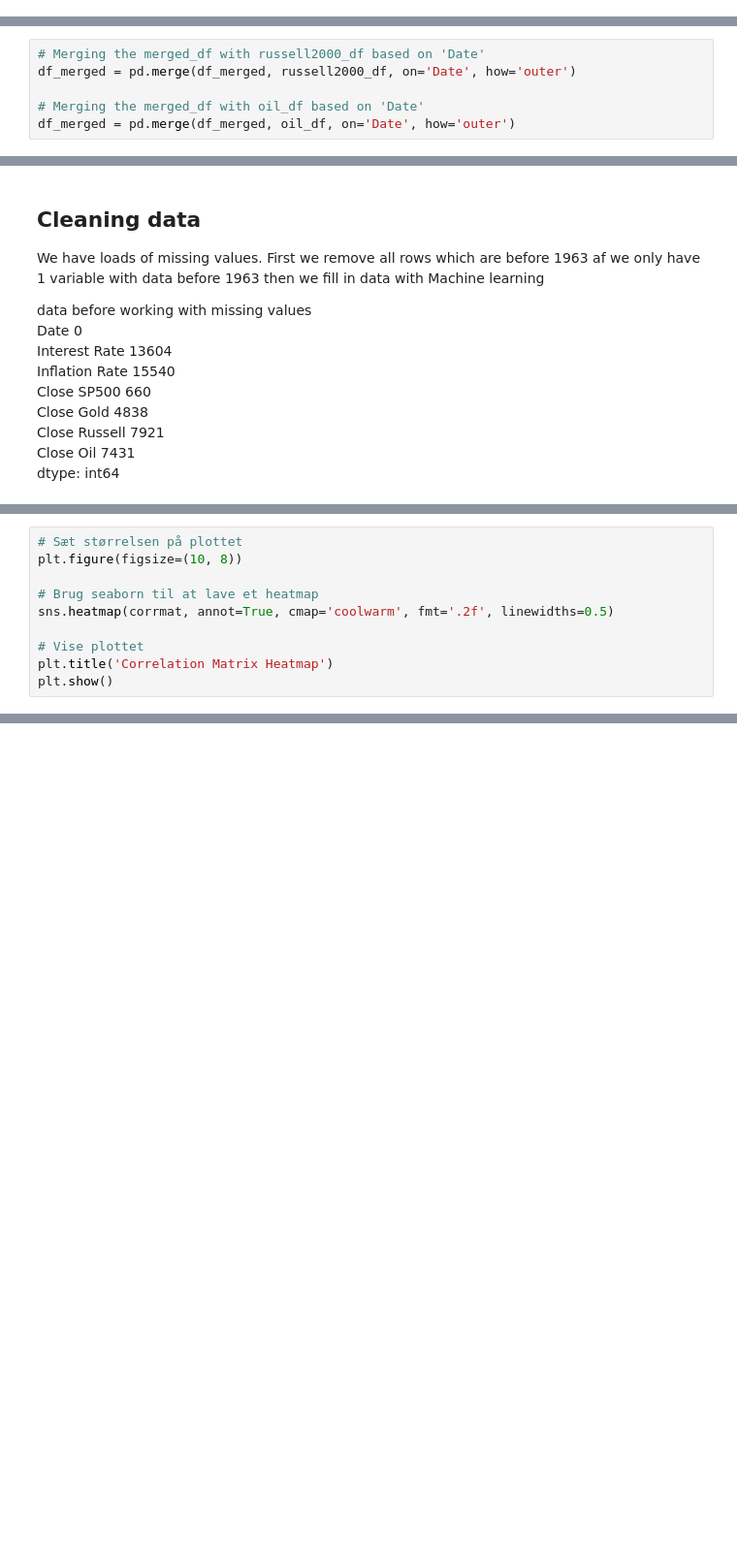
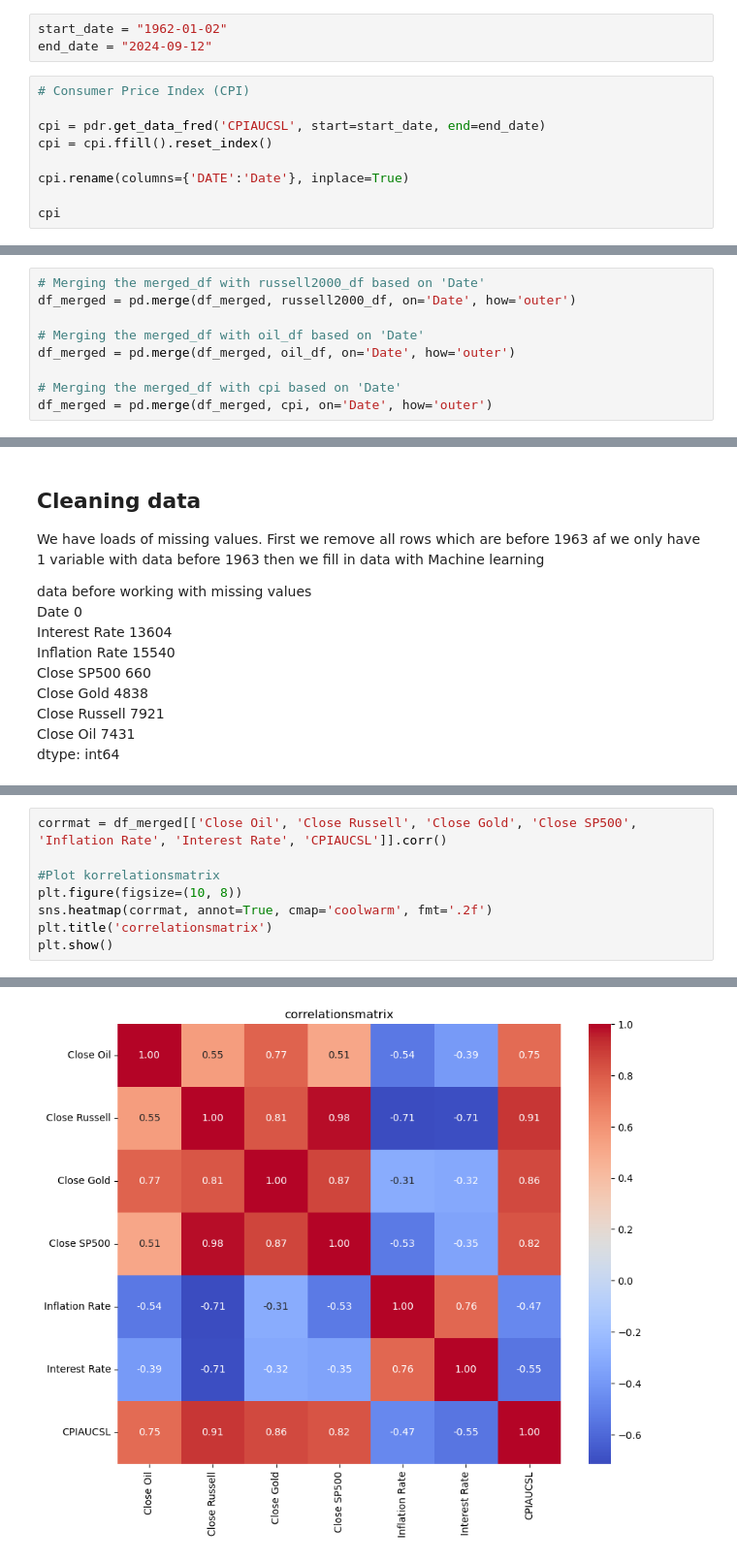
Before and after one commit to badranyoussef/bi-exam-project-stock, a Jupyter notebook: notebooks/combining_all_data.ipynb, the cells around one changed output, grey strips where cells are left out. Shown at 97% size. Cells and saved outputs as stored; diff of their text form; blank space fills up the shorter version.

```diff
--- a/notebooks/combining_all_data.ipynb
+++ b/notebooks/combining_all_data.ipynb
@@ -300,3 +337,15 @@ oil_df
 | 9009 | 2022-11-11 | 96.37 |
 | 9010 | 2022-11-14 | 93.59 |
 9011 rows × 2 columns
+# %%
+start_date = "1962-01-02"
+end_date = "2024-09-12"
+# %%
+# Consumer Price Index (CPI)
+
+cpi = pdr.get_data_fred('CPIAUCSL', start=start_date, end=end_date)
+cpi = cpi.ffill().reset_index()
+
+cpi.rename(columns={'DATE':'Date'}, inplace=True)
+
+cpi
@@ -306,3 +369,6 @@ df_merged = pd.merge(df_merged, russell2000_df, on='Date', how='outer')
 
 # Merging the merged_df with oil_df based on 'Date'
 df_merged = pd.merge(df_merged, oil_df, on='Date', how='outer')
+
+# Merging the merged_df with cpi based on 'Date'
+df_merged = pd.merge(df_merged, cpi, on='Date', how='outer')
@@ -478,11 +527,9 @@ corrmat = df_merged.corr
 # %%
-# Sæt størrelsen på plottet
+corrmat = df_merged[['Close Oil', 'Close Russell', 'Close Gold', 'Close SP500', 'Inflation Rate', 'Interest Rate', 'CPIAUCSL']].corr()
+
+#Plot korrelationsmatrix
 plt.figure(figsize=(10, 8))
-
-# Brug seaborn til at lave et heatmap
-sns.heatmap(corrmat, annot=True, cmap='coolwarm', fmt='.2f', linewidths=0.5)
-
-# Vise plottet
-plt.title('Correlation Matrix Heatmap')
+sns.heatmap(corrmat, annot=True, cmap='coolwarm', fmt='.2f')
+plt.title('correlationsmatrix')
 plt.show()
 # %% [output]
@@ -490,0 +536 @@ ValueError: Must pass 2-d input. shape=()
+[figure, added]
```
Also changed, not shown: parts of 37 cells of this notebook, 1 other file.
